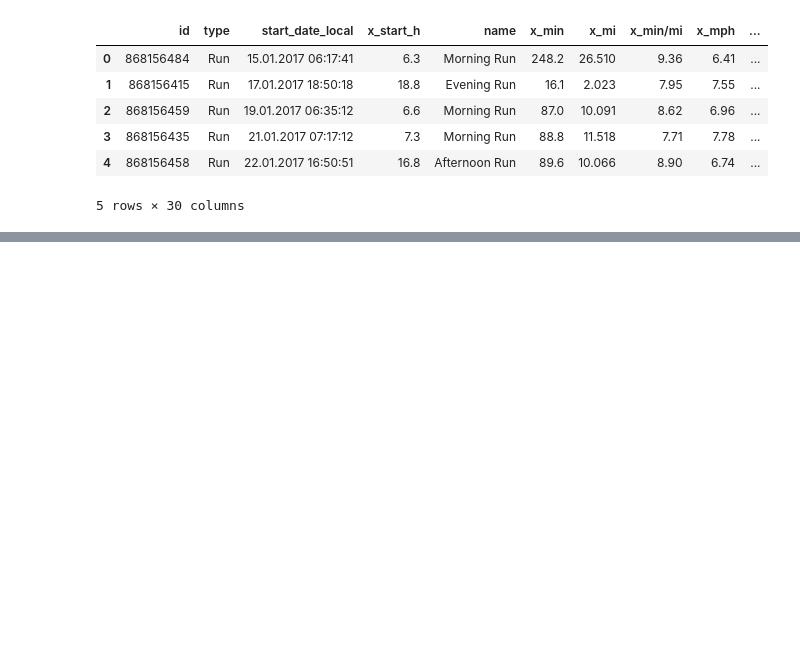
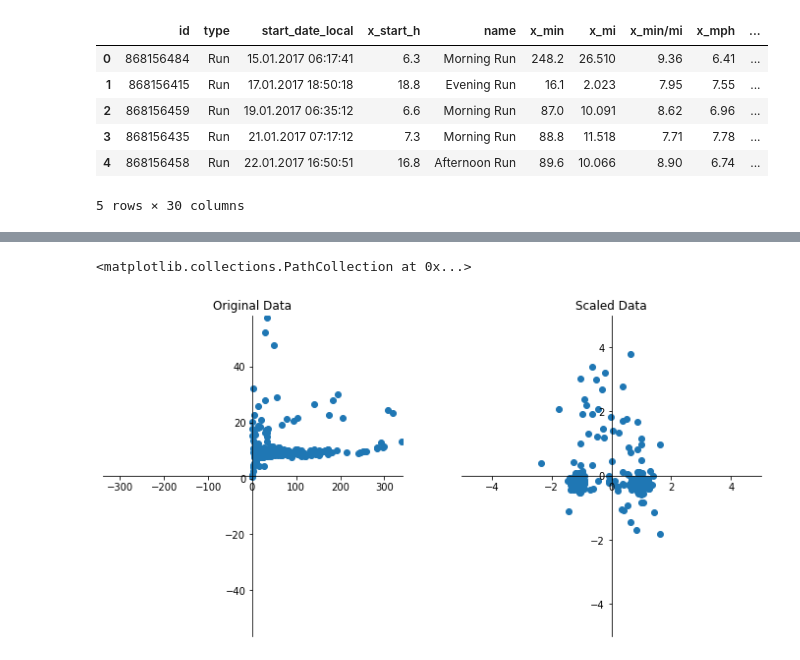
Before and after one commit to jmbruner37/fitness_tracking, a Jupyter notebook: ac_activities_torben_107.ipynb, the cells around one changed output, grey strips where cells are left out. Drawn from its saved outputs; the diff is of its cells as text; code cells hidden in the pictures; blank space fills up the shorter version.

```diff
--- a/ac_activities_torben_107.ipynb
+++ b/ac_activities_torben_107.ipynb
@@ -19,0 +22,3 @@ activities_csv.head()
+# %%
+activities = activities_csv[["type", "start_date_local", "x_start_h", "name", "x_min", "x_mi", "x_min/mi", "total_elevation_gain", "average_cadence", "elev_low", "elev_high", "athlete_count", "distance", "elapsed_time"]].copy()
+activities.head()
@@ -19,0 +32,4 @@ activities_csv.head()
+# %%
+activities = activities.dropna(how="any")
+activities["start_date_local"] = activities["start_date_local"].apply(pd.to_datetime,errors="coerce")
+activities.dtypes
@@ -19,0 +52,6 @@ activities_csv.head()
+# %%
+#X = activities[["x_min", "x_mi", "name"]]
+X = activities[["type", "x_start_h", "name", "x_min", "x_mi", "total_elevation_gain", "average_cadence", "elev_low", "elev_high", "athlete_count", "distance", "elapsed_time"]]
+y = activities["x_min/mi"].values.reshape(-1, 1)
+
+print("Shape: ", X.shape, y.shape)
@@ -97,5 +120,0 @@ activities.dtypes
-# %%
-X = activities[["Distance", "Avg HR", "Activity Type", "Title"]]
-y = activities["Calories"].values.reshape(-1, 1)
-
-print("Shape: ", X.shape, y.shape)
@@ -126,32 +147,35 @@ y_test_scaled = y_scaler.transform(y_test)
 # %%
 fig1 = plt.figure(figsize=(12, 6))
 axes1 = fig1.add_subplot(1, 2, 1)
 axes2 = fig1.add_subplot(1, 2, 2)
 
 axes1.set_title("Original Data")
 axes2.set_title("Scaled Data")
 
-maxx = X_train["Distance"].max()
+maxx = X_train["x_min"].max()
 maxy = y_train.max()
 axes1.set_xlim(-maxx + 1, maxx + 1)
 axes1.set_ylim(-maxy + 1, maxy + 1)
 
 axes2.set_xlim(-5, 5)
 axes2.set_ylim(-5, 5)
 
 def set_axes(ax):
     ax.spines['left'].set_position('center')
     ax.spines['right'].set_color('none')
     ax.spines['bottom'].set_position('center')
     ax.spines['top'].set_color('none')
     ax.xaxis.set_ticks_position('bottom')
     ax.yaxis.set_ticks_position('left')
 
 set_axes(axes1)
 set_axes(axes2)
 
-axes1.scatter(X_train["Distance"], y_train)
+axes1.scatter(X_train["x_min"], y_train)
 axes2.scatter(X_train_scaled[:,0], y_train_scaled[:])
+# %% [output]
+<matplotlib.collections.PathCollection at 0x...>
+[figure, added]
 # %%
 plt.show()
 # %%
```
Also changed, not shown: parts of 17 cells of this notebook.
